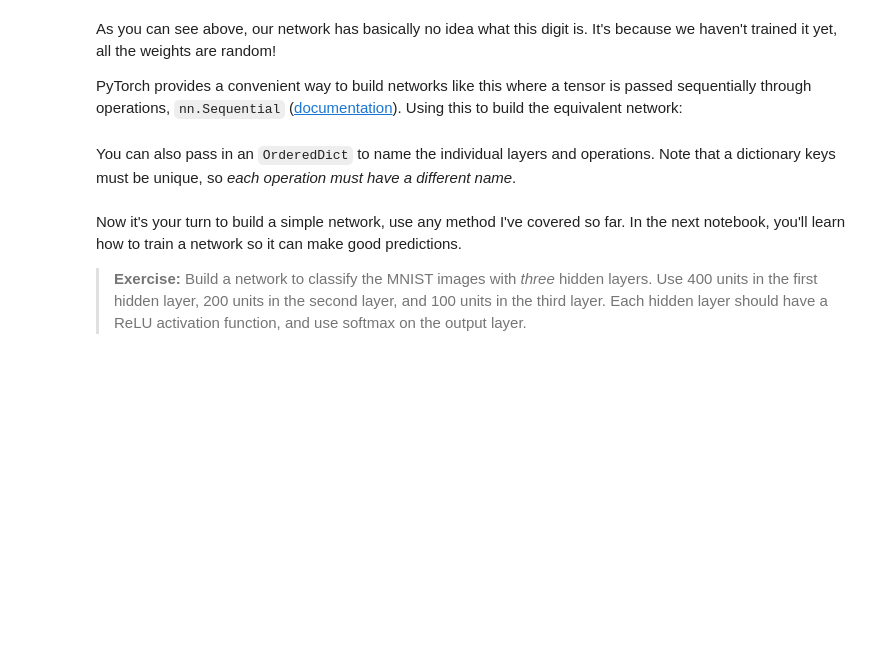
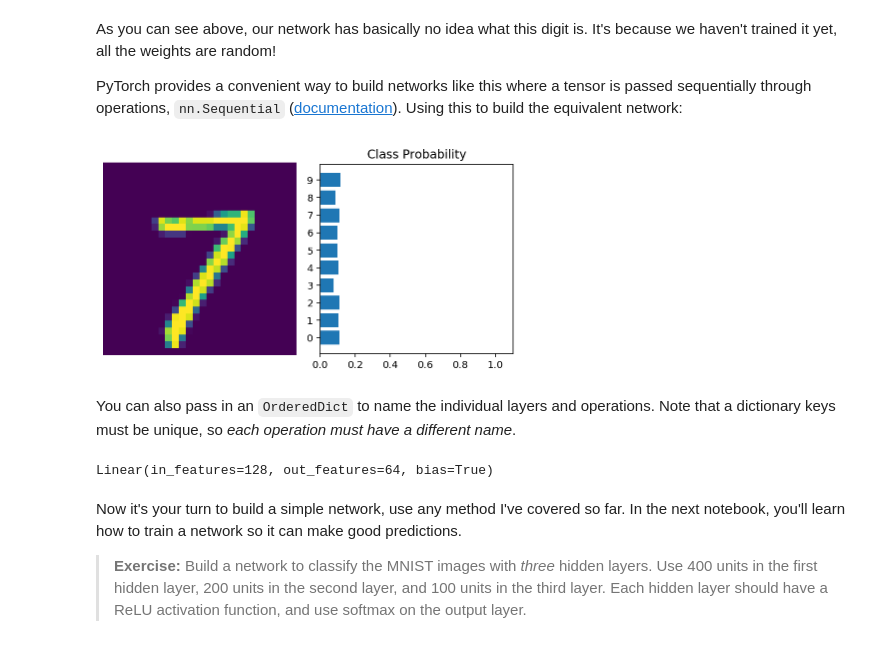
Before and after one commit to Kasulejoseph/presentNfuture, a Jupyter notebook: Pytorch/Part 2 - Neural Networks in PyTorch.ipynb, the cells around one changed output. Cells and saved outputs as stored; diff of their text form; code cells hidden in the pictures; blank space fills up the shorter version.

```diff
--- a/Pytorch/Part 2 - Neural Networks in PyTorch.ipynb
+++ b/Pytorch/Part 2 - Neural Networks in PyTorch.ipynb
@@ -186,2 +180,24 @@ PyTorch provides a convenient way to build networks like this where a tensor is
+# %%
+# Hyperparameters for our network
+input_size = 784
+hidden_layer = [128, 64]
+output_size = 10
+
+# Build a feed-forward network
+model = nn.Sequential(
+    nn.Linear(input_size, hidden_layer[0]),
+    nn.ReLU(),
+    nn.Linear(hidden_layer[0], hidden_layer[1]),
+    nn.ReLU(),
+    nn.Linear(hidden_layer[1], output_size),
+    nn.Softmax(dim=1)
+)
+model
+# Forward pass through the network and display output
+images.resize_(images.shape[0], 1, 784)
+prob = model.forward(images[0, :])
+view_classify(images[0].view(1, 28, 28), prob)
+# %% [output]
+[figure, added]
 # %% [markdown]
 You can also pass in an `OrderedDict` to name the individual layers and operations. Note that a dictionary keys must be unique, so _each operation must have a different name_.
@@ -190,3 +204,17 @@ from collections import OrderedDict
+# %%
+from collections import OrderedDict
+model = nn.Sequential(OrderedDict([
+    ('fc1', nn.Linear(input_size, hidden_layer[0])),
+    ('relu1', nn.ReLU()),
+    ('fc2', nn.Linear(hidden_layer[0], hidden_layer[1])),
+    ('relu2', nn.ReLU()),
+    ('output', nn.Linear(hidden_layer[1], output_size)),
+    ('softmax', nn.Softmax(dim=1)),
+
+]))
+model.fc2
+# %% [output]
+Linear(in_features=128, out_features=64, bias=True)
 # %% [markdown]
 Now it's your turn to build a simple network, use any method I've covered so far. In the next notebook, you'll learn how to train a network so it can make good predictions.
 
```
Also changed, not shown: parts of 7 cells of this notebook.
